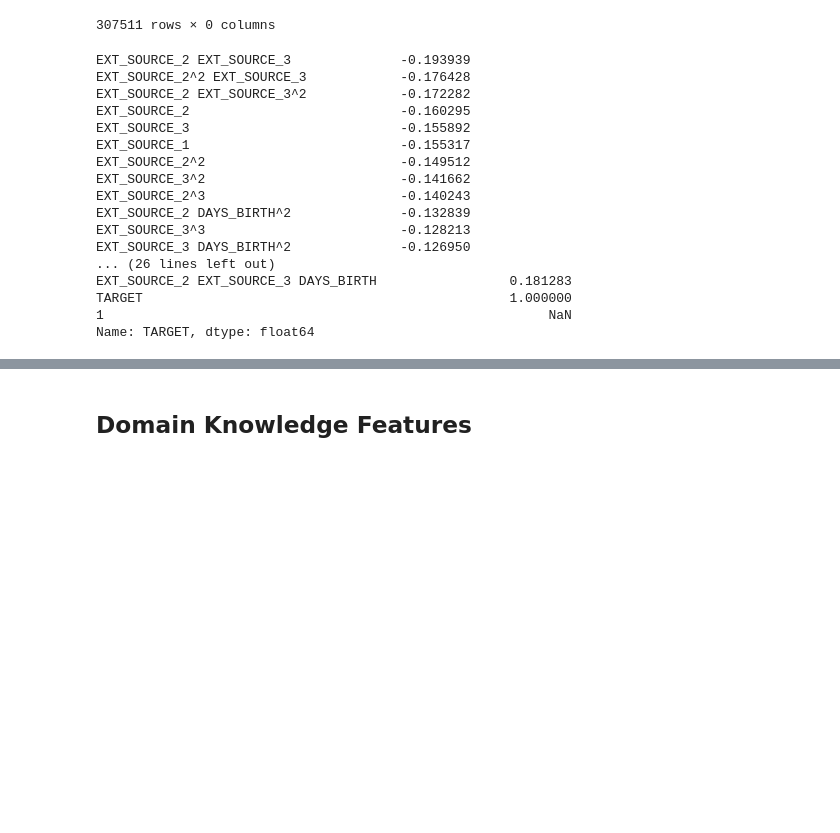
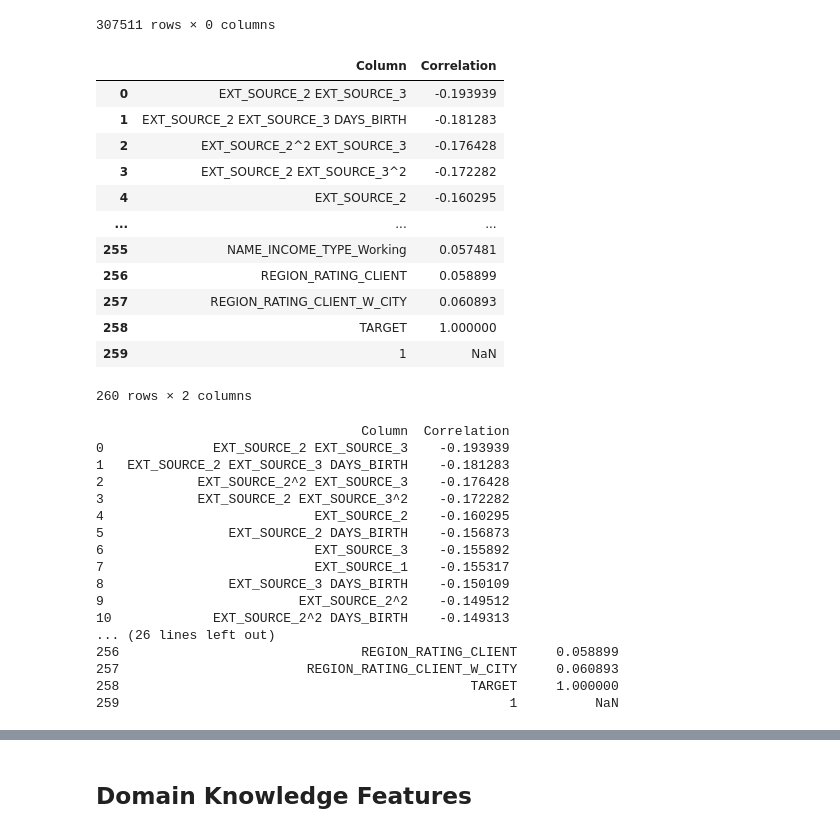
Before and after one commit to CorinneDS/Repo_Projet7, a Jupyter notebook: API_Projet_7/Data preparation.ipynb, the cells around one changed output, grey strips where cells are left out. Cells and saved outputs as stored; diff of their text form; code cells hidden in the pictures; blank space fills up the shorter version.

```diff
--- a/API_Projet_7/Data preparation.ipynb
+++ b/API_Projet_7/Data preparation.ipynb
@@ -715,25 +713,42 @@ app_train_poly = app_train_poly.drop(columns = ['EXT_SOURCE_2_x','EXT_SOURCE_3_x
 # %%
 # Find the correlations with the target
 poly_corrs = app_train_poly.corr()['TARGET'].sort_values()
+corr_df = pd.DataFrame(poly_corrs).reset_index()
+corr_df.columns = ['Column', 'Correlation']
+corr_df
+# %% [output]
+|  | Column | Correlation |
+| 0 | EXT_SOURCE_2 EXT_SOURCE_3 | -0.193939 |
+| 1 | EXT_SOURCE_2 EXT_SOURCE_3 DAYS_BIRTH | -0.181283 |
+| 2 | EXT_SOURCE_2^2 EXT_SOURCE_3 | -0.176428 |
+| 3 | EXT_SOURCE_2 EXT_SOURCE_3^2 | -0.172282 |
+| 4 | EXT_SOURCE_2 | -0.160295 |
+| ... | ... | ... |
+| 255 | NAME_INCOME_TYPE_Working | 0.057481 |
+| 256 | REGION_RATING_CLIENT | 0.058899 |
+| 257 | REGION_RATING_CLIENT_W_CITY | 0.060893 |
+| 258 | TARGET | 1.000000 |
+| 259 | 1 | NaN |
+260 rows × 2 columns
 # %%
 # Display most negative and most positive
-print(poly_corrs.head(20))
-print(poly_corrs.tail(20))
+print(corr_df.head(20))
+print(corr_df.tail(20))
 # %% [output]
-EXT_SOURCE_2 EXT_SOURCE_3              -0.193939
-EXT_SOURCE_2^2 EXT_SOURCE_3            -0.176428
-EXT_SOURCE_2 EXT_SOURCE_3^2            -0.172282
-EXT_SOURCE_2                           -0.160295
-EXT_SOURCE_3                           -0.155892
-EXT_SOURCE_1                           -0.155317
-EXT_SOURCE_2^2                         -0.149512
-EXT_SOURCE_3^2                         -0.141662
-EXT_SOURCE_2^3                         -0.140243
-EXT_SOURCE_2 DAYS_BIRTH^2              -0.132839
-EXT_SOURCE_3^3                         -0.128213
-EXT_SOURCE_3 DAYS_BIRTH^2              -0.126950
+                                  Column  Correlation
+0              EXT_SOURCE_2 EXT_SOURCE_3    -0.193939
+1   EXT_SOURCE_2 EXT_SOURCE_3 DAYS_BIRTH    -0.181283
+2            EXT_SOURCE_2^2 EXT_SOURCE_3    -0.176428
+3            EXT_SOURCE_2 EXT_SOURCE_3^2    -0.172282
+4                           EXT_SOURCE_2    -0.160295
+5                EXT_SOURCE_2 DAYS_BIRTH    -0.156873
+6                           EXT_SOURCE_3    -0.155892
+7                           EXT_SOURCE_1    -0.155317
+8                EXT_SOURCE_3 DAYS_BIRTH    -0.150109
+9                         EXT_SOURCE_2^2    -0.149512
+10             EXT_SOURCE_2^2 DAYS_BIRTH    -0.149313
 ... (26 lines left out)
-EXT_SOURCE_2 EXT_SOURCE_3 DAYS_BIRTH                 0.181283
-TARGET                                               1.000000
-1                                                         NaN
-Name: TARGET, dtype: float64
+256                               REGION_RATING_CLIENT     0.058899
+257                        REGION_RATING_CLIENT_W_CITY     0.060893
+258                                             TARGET     1.000000
+259                                                  1          NaN
```
Also changed, not shown: parts of 10 cells of this notebook, 4 other files.
